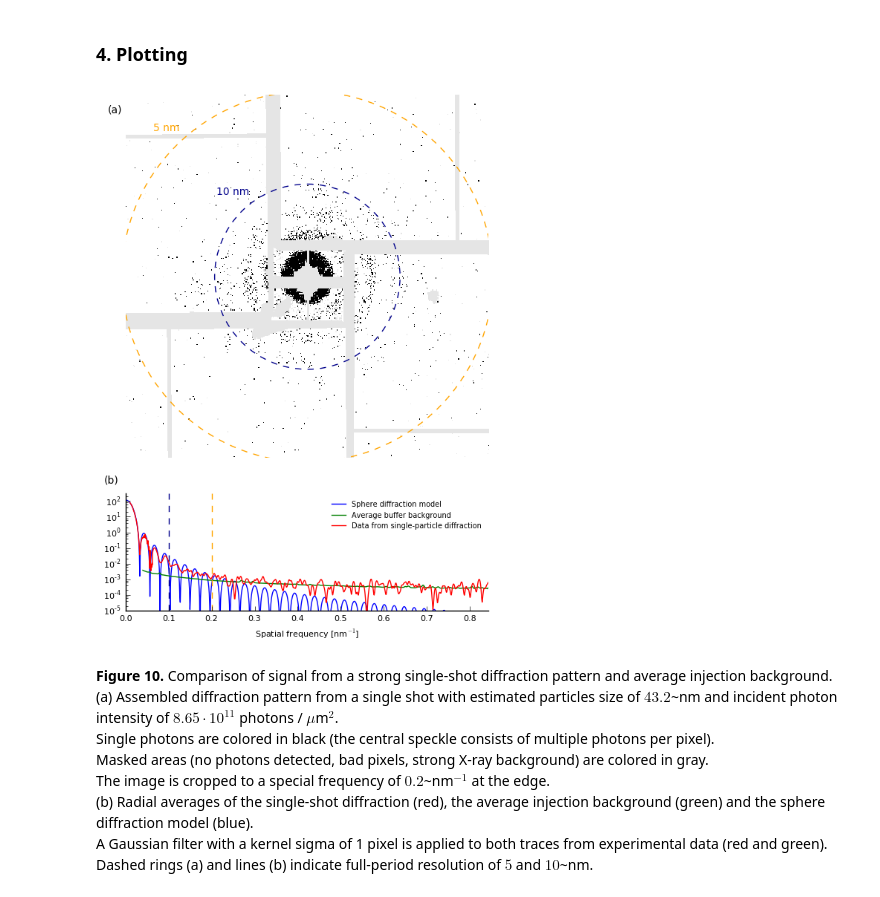
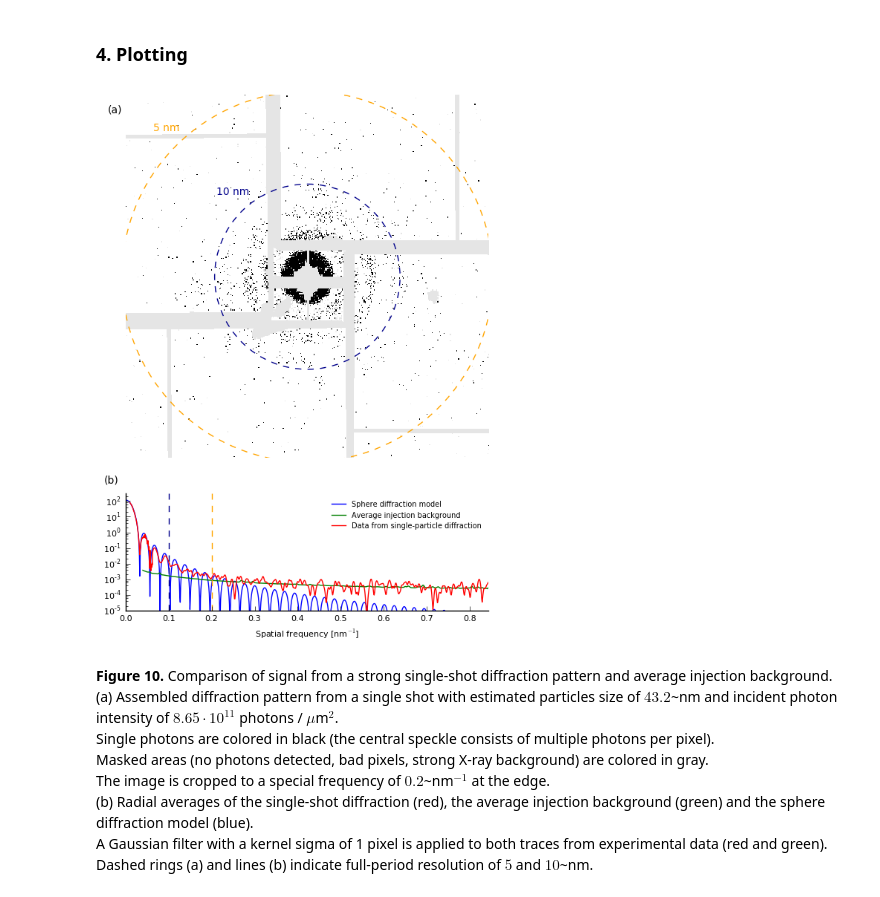
Before and after one commit to cnettel/cxic9714-analysis, a Jupyter notebook: ipynb/fig10_signal_resolution.ipynb, the cells around one changed output. Cells and saved outputs as stored; diff of their text form; code cells hidden in the pictures.

```diff
--- a/ipynb/fig10_signal_resolution.ipynb
+++ b/ipynb/fig10_signal_resolution.ipynb
@@ -170,35 +170,35 @@ plot.axes[0].spines['right'].set_visible(False)
 #lines  = [orange_line, darkblue_line]
 #labels = [line.get_label() for line in lines]
 #plot.axes[0].legend(lines, labels, prop={'size':plot.fontsize-1}, loc=1, numpoints=1, markerscale=2, frameon=True)
 
 # Plotting radial averages
 plot.plotting_traces(1,
                      [xfit, xbg3, xbg4, xsignal],
                      [yfit, ybg3, ybg4, ysignal],
-                     [r'Sphere diffraction model', None, 'Average buffer background', 'Data from single-particle diffraction'],
+                     [r'Sphere diffraction model', None, 'Average injection background', 'Data from single-particle diffraction'],
                      linestyles=['-', '-', '-', '-'],
                      linewidths=[1,0,1,1], xlim=[0,x_to_q(1746/2., distance_front, pixelsize)], ylim=[1e-5,300],
                      markersize=2, markers=['None', 'None', 'None', 'None',],
                      mecs=['b', 'g', 'g', 'r'], mfcs=['b', 'g', 'g', 'r'],
                      colors=['b', 'g', 'g', 'r'], alphas=[1,1,1,1,1],
                      logx=False, logy=True)
 
 #plot.axes[2].axvline(x_to_q(200., distance_front, pixelsize), color='k', ls='-')
 plot.axes[1].axvline(1/(5.), color='orange', ls='--')
 plot.axes[1].axvline(1/(10.), color='darkblue', ls='--')
 plot.axes[1].text(-0.05, 5000, '(b)', va='top', ha='left', fontsize=10)
 #plot.axes[1].yaxis.set_label_position('right')
 plot.axes[1].tick_params(axis='y', which='both', labelleft='on', labelright='off', right='off')
 plot.axes[1].tick_params(top='off', labeltop='off', labelbottom='on')
 plot.axes[1].spines['top'].set_visible(False)
 plot.axes[1].spines['right'].set_visible(False)
 
 
 # Save plot
 #plot.save(plotdir + '/fig_signal_vs_noise.pdf')
 plot.show()
 # %% [output]
-[figure, old version]
+[figure, new version]
 # %% [markdown]
 **Figure 10.**
 Comparison of signal from a strong single-shot diffraction pattern and average injection background.
```
Also changed, not shown: 1 other file.
